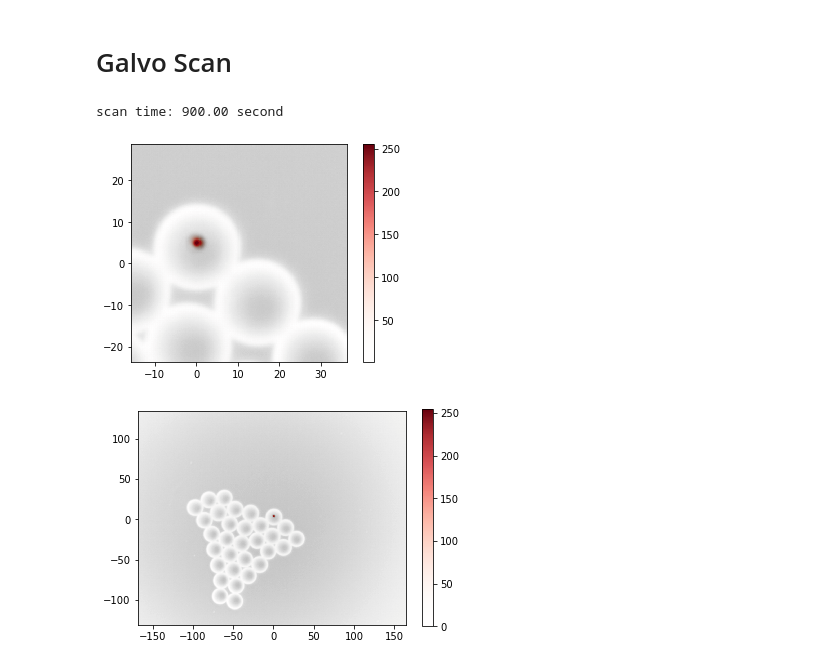
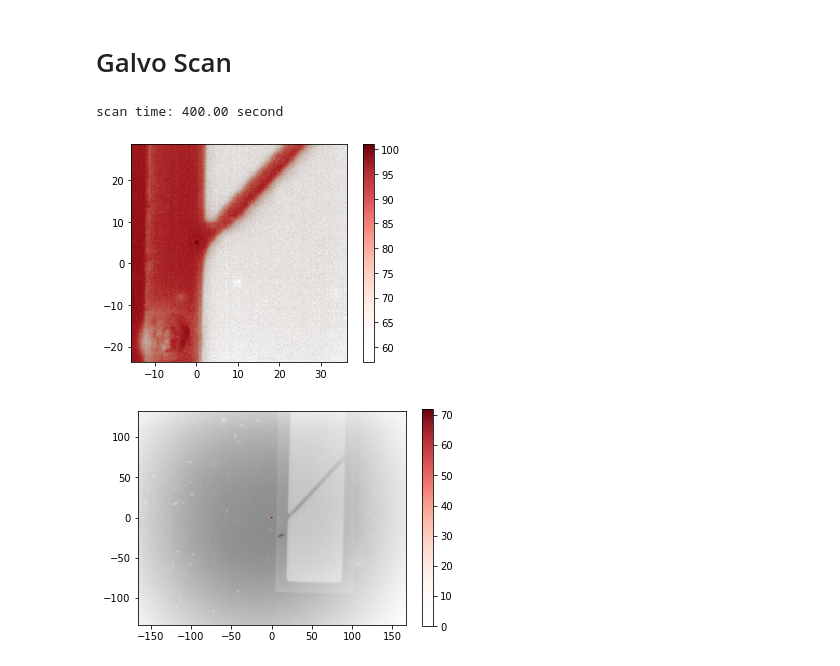
Before and after one commit to eauyehara/experiment_control, a Jupyter notebook: notebooks/srs_microscope.ipynb, the cells around one changed output. Cells and saved outputs as stored; diff of their text form; code cells hidden in the pictures.

Commit message:
Si reflection images

```diff
--- a/notebooks/srs_microscope.ipynb
+++ b/notebooks/srs_microscope.ipynb
@@ -153,24 +144,24 @@ cam.close()
 # %%
 # Configure scan and preview scan area
 # 3ms integration time
-filename = "polystyrene_20um_30ms_spectra"
-sample_dir = "Solstis940.6_OEland_T"
+filename = "SiCantilevers_10uV10ms_test6"
+sample_dir = "Solstis985.53_OEland1037.77_R"
 
-t_LIA = 30*u.ms
+t_LIA = 10*u.ms
 nx, ny      =   100   ,   100 #500          ,       500
 ΔVx, ΔVy    =   0.3*u.volt   ,   0.3*u.volt #1.0*u.volt    ,      1.0*u.volt # 0.8*u.volt
-fsamp       =   (1/(3*t_LIA)).to(u.Hz)#1000*u.Hz
+fsamp       =   (1/(4*t_LIA)).to(u.Hz)#1000*u.Hz
 
-fig = preview_scan_area(nx, ny, ΔVx, ΔVy, fsamp=fsamp, exposure_time=3*u.ms)
+fig = preview_scan_area(nx, ny, ΔVx, ΔVy, fsamp=fsamp, exposure_time=60*u.ms)
 # %% [output]
-scan time: 900.00 second
+scan time: 400.00 second
-[figure, old version]
+[figure, new version]
 # %%
 # Take laser spot and widefield image
-wf_img, laser_spot_img = wf_and_laser_spot_images(exposure_time=3*u.ms)
+wf_img, laser_spot_img = wf_and_laser_spot_images(exposure_time=80*u.ms)
 fig = plot_laser_widefield_img(wf_img, laser_spot_img)
 # %% [output]
-[figure, old version]
+[figure, new version]
 # %%
 ds0 = collect_Tscan(nx,ny,ΔVx,ΔVy,Vx0,Vy0,fsamp,wf_img,laser_spot_img,name=filename,sample_dir=sample_dir)
 fig = plot_scan_data(ds0, wf_cmap=cm.binary, laser_cmap=cm.Reds, srs_cmap=cm.inferno)
```
Also changed, not shown: parts of 4 cells of this notebook, 2 other files.
